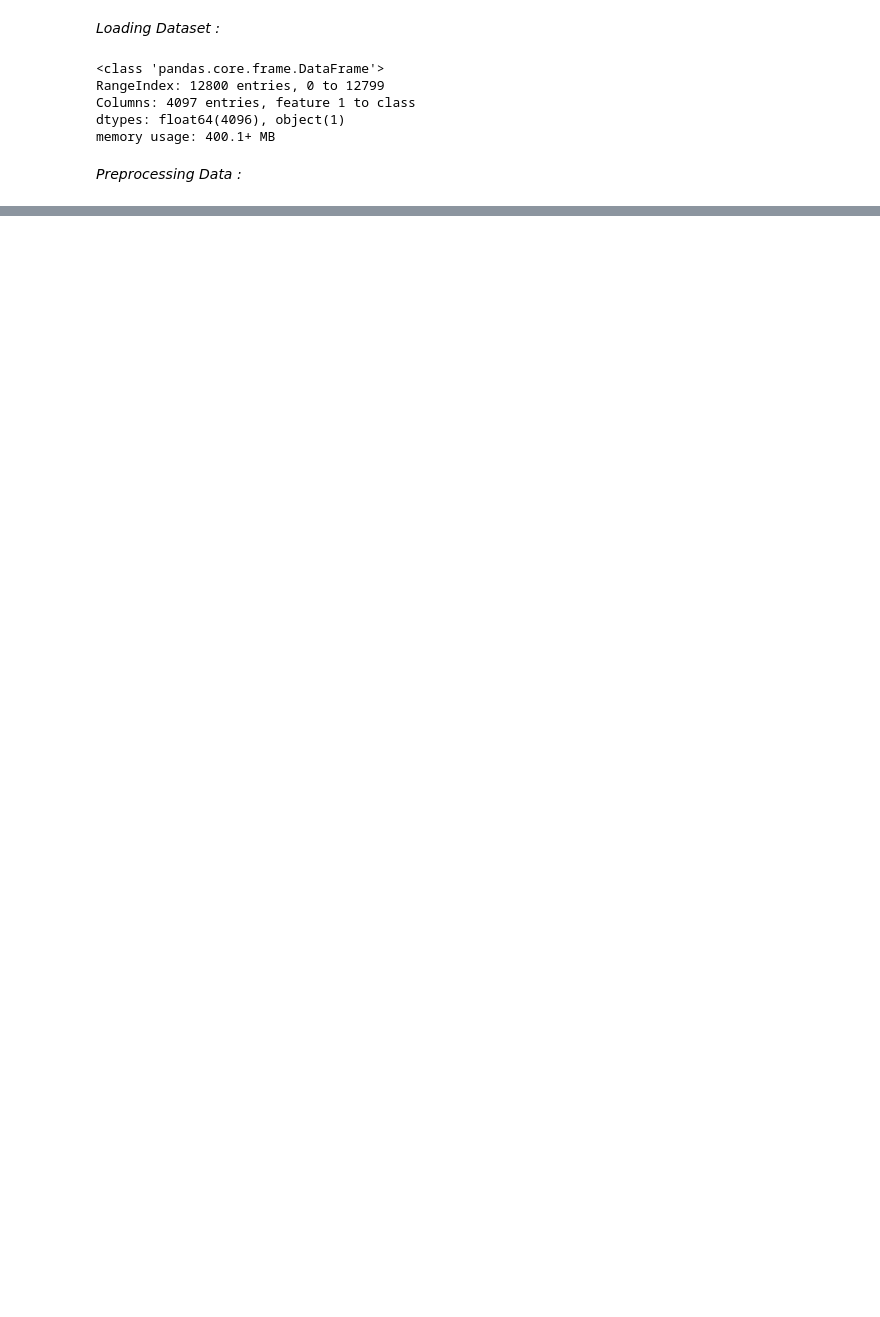
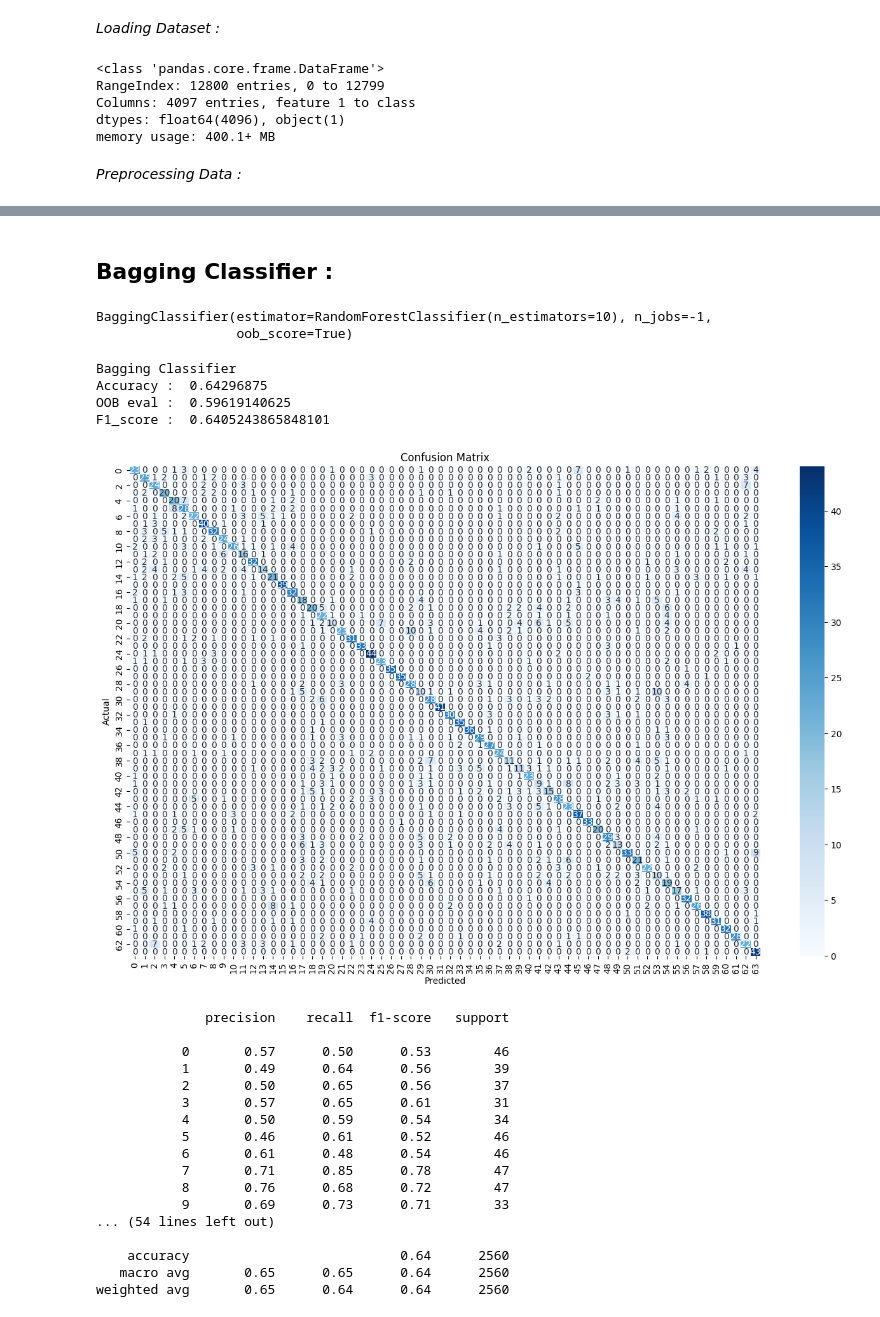
Before and after one commit to rnks2003/leafClassification, a Jupyter notebook: codes/ensembleClassfier.ipynb, the cells around one changed output, grey strips where cells are left out. Drawn from its saved outputs; the diff is of its cells as text; code cells hidden in the pictures; blank space fills up the shorter version.

```diff
--- a/codes/ensembleClassfier.ipynb
+++ b/codes/ensembleClassfier.ipynb
@@ -26,0 +232,50 @@ y =
+# %% [markdown]
+## Bagging Classifier :
+# %%
+bgc = BaggingClassifier(rfc,n_estimators=10,oob_score=True,bootstrap=True,n_jobs=-1)
+bgc.fit(xtr,ytr)
+# %% [output]
+BaggingClassifier(estimator=RandomForestClassifier(n_estimators=10), n_jobs=-1,
+                  oob_score=True)
+# %%
+ypredBGC = bgc.predict(xte)
+# %%
+print("Bagging Classifier")
+print("Accuracy : ",accuracy_score(yte, ypredBGC))
+print("OOB eval : ",bgc.oob_score_)
+print("F1_score : ",f1_score(yte, ypredBGC, average='weighted'))
+print()
+
+cm = confusion_matrix(yte, ypredBGC)
+plt.figure(figsize=(16,10))
+sns.heatmap(cm, annot=True, fmt='d', cmap='Blues')
+plt.xlabel('Predicted')
+plt.ylabel('Actual')
+plt.title('Confusion Matrix')
+plt.show()
+
+print()
+print(classification_report(yte, ypredBGC))
+# %% [output]
+Bagging Classifier
+Accuracy :  0.64296875
+OOB eval :  0.59619140625
+F1_score :  0.6405243865848101
+[figure, added]
+              precision    recall  f1-score   support
+
+           0       0.57      0.50      0.53        46
+           1       0.49      0.64      0.56        39
+           2       0.50      0.65      0.56        37
+           3       0.57      0.65      0.61        31
+           4       0.50      0.59      0.54        34
+           5       0.46      0.61      0.52        46
+           6       0.61      0.48      0.54        46
+           7       0.71      0.85      0.78        47
+           8       0.76      0.68      0.72        47
+           9       0.69      0.73      0.71        33
+... (54 lines left out)
+
+    accuracy                           0.64      2560
+   macro avg       0.65      0.65      0.64      2560
+weighted avg       0.65      0.64      0.64      2560
```
Also changed, not shown: parts of 22 cells of this notebook.
